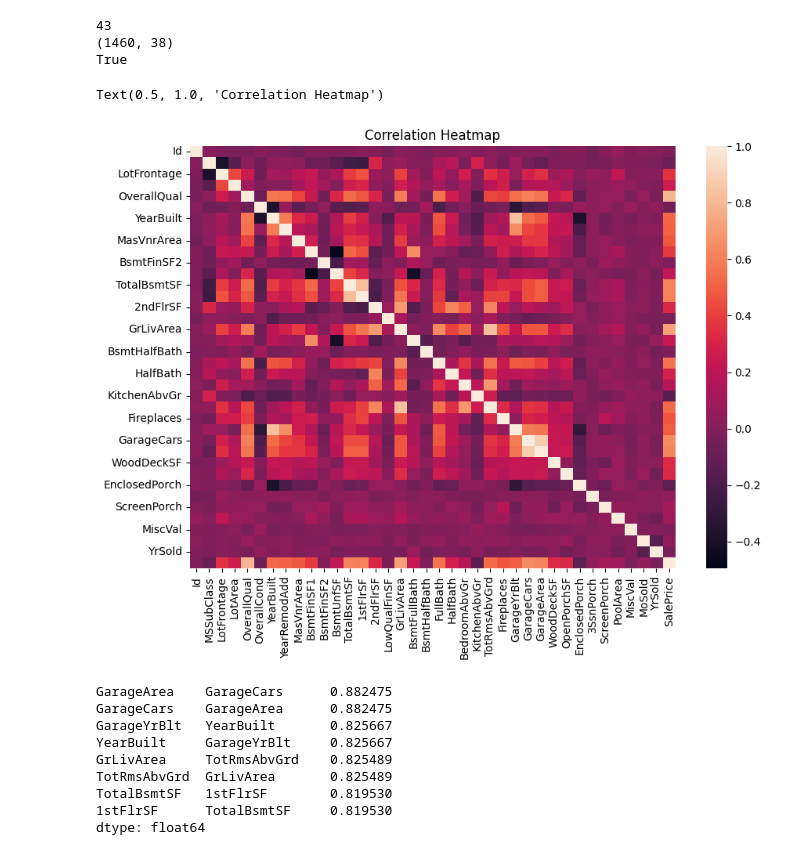
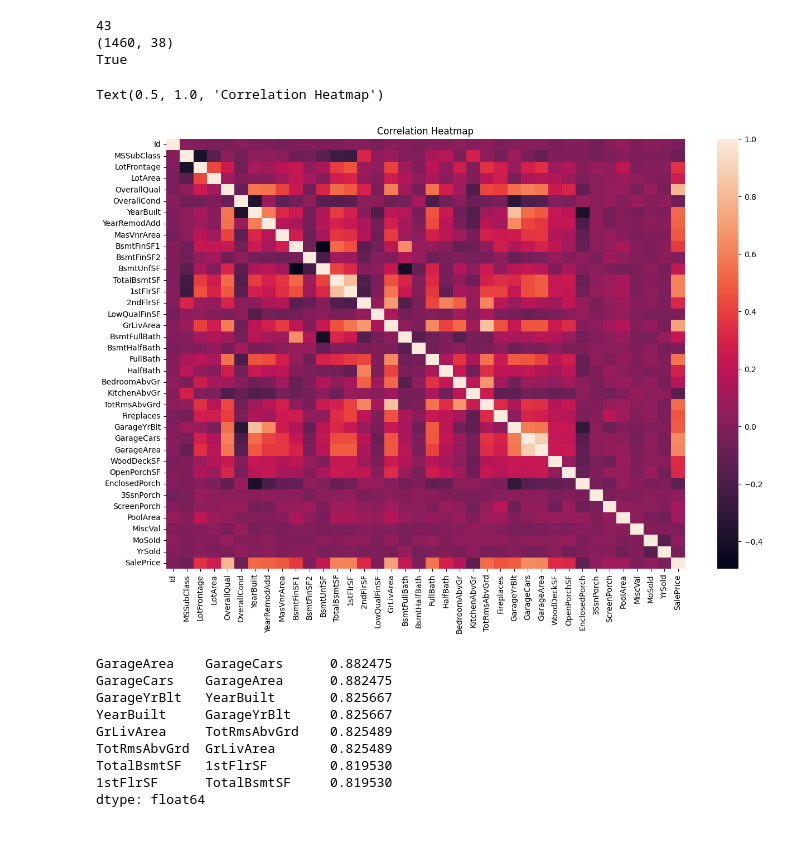
Before and after one commit to Anurag163/Kaggle--House-Prediction, a Jupyter notebook: House prediction Script.ipynb, the cells around one changed output. Saved outputs shown, nothing was run; the diff lists cells and outputs as text; code cells hidden in the pictures.

Commit message:
Fixed missing labels in heatmap

```diff
--- a/House prediction Script.ipynb
+++ b/House prediction Script.ipynb
@@ -60,14 +60,14 @@ True
 # %%
 #Creating correlation matrix
 correlation_matrix=numeric_cols_df.corr()
 
 #Creating heatmap from the matrix
-plt.figure(figsize=(10,7))
+plt.figure(figsize=(15,10))
 sns.heatmap(correlation_matrix,fmt='.2f',annot_kws={"size":6})
 plt.title('Correlation Heatmap')
 # %% [output]
 Text(0.5, 1.0, 'Correlation Heatmap')
-[figure, old version]
+[figure, new version]
 # %%
 # Find  absolute correlations>0.8 (excluding self-correlations)
 top_correlations = correlation_matrix.unstack().abs().sort_values(ascending=False)
```
Also changed, not shown: parts of 1 cell of this notebook.
